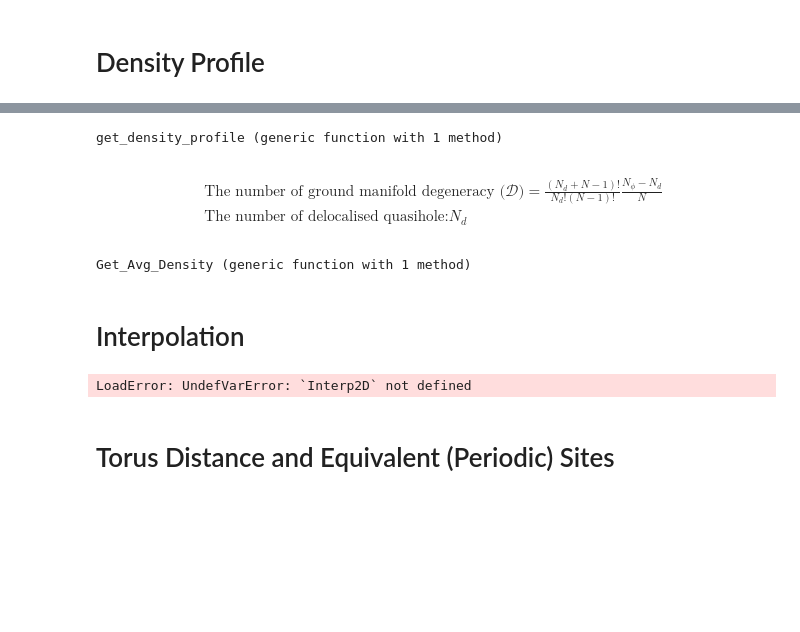
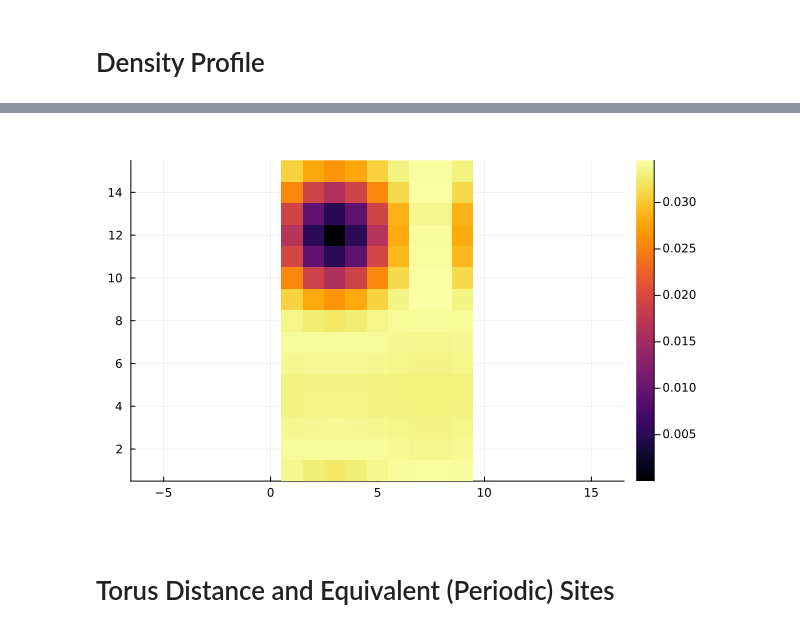
Before and after one commit to Umut-Can-Physics/Kagome-Lattice, a Jupyter notebook: My Numerical Calculations/Many-Body/Hofstadter/Hofstadter First Band Approximation.ipynb, the cells around one changed output, grey strips where cells are left out. Saved outputs shown, nothing was run; the diff lists cells and outputs as text; code cells hidden in the pictures; blank space fills up the shorter version.

```diff
--- a/My Numerical Calculations/Many-Body/Hofstadter/Hofstadter First Band Approximation.ipynb
+++ b/My Numerical Calculations/Many-Body/Hofstadter/Hofstadter First Band Approximation.ipynb
@@ -182,5 +157,4 @@ restricted_hubbard_states (generic function with 1 method)
 # %%
-# executeme
-r_hubbard_states = restricted_hubbard_states(UUUu);
+r_hubbard_states = Restricted_Hubbard_States(V);
 # %% [markdown]
 # Density Profile
@@ -203,57 +161,13 @@ $<\psi_j|n_i|\psi_j>$
-# %%
-# executeme
-BL = BR = basis_cut_mb
-function get_density_profile(num_mb_storage, r_hubbard_states, index_eig_states)
-    expect_list = []
-    for i in 1:N
-        T = num_mb_storage[:,:,i]
-        Op = Operator(BL,BR,T)
-        push!(expect_list, expect(Op, r_hubbard_states[index_eig_states]))
-    end
-    return real(expect_list)
-end
-# %% [output]
-get_density_profile (generic function with 1 method)
-# %% [markdown]
-\begin{align*}
-    &\text{The number of ground manifold degeneracy (} \mathscr{D} \text{)} = \frac{(N_d+N-1)!}{N_d!(N-1)!}\frac{N_\phi-N_d}{N} \\
-    &\text{The number of delocalised quasihole:}N_d
-\end{align*}
-# %%
-function Get_Avg_Density(Nx, Ny, Degeneracy, N, Sub_Number_MB_Operator_List, basis_cut_mb, r_hubbard_states)
-    Avg_Density = spzeros(Nx,Ny)
-    for index_eig_states in 1:Degeneracy
-        Avg_Density += reshape(get_density_profile(num_mb_storage, r_hubbard_states, index_eig_states), Nx, Ny)
-    end
-    return Avg_Density / Degeneracy
-end
-# %% [output]
-Get_Avg_Density (generic function with 1 method)
-# %% [markdown]
-# Interpolation
+# %%
+avg_density = Get_Avg_Density(Nx, Ny, Degeneracy, N, Sub_Number_MB_Operator_List, basis_cut_mb, r_hubbard_states);
 # %%
-using Interpolations
-
-function Interp(data, factor)
-    IC = CubicSplineInterpolation((axes(data,1), axes(data,2)), data)
-    finerx = LinRange(firstindex(data,1), lastindex(data,1), size(data,1) * factor)
-    finery = LinRange(firstindex(data,2), lastindex(data,2), size(data,2) * factor)
-    nx = length(finerx)
-    ny = length(finery)
-    data_interp = Array{Float64}(undef,nx,ny)
-    for i ∈ 1:nx, j ∈ 1:ny
-        data_interp[i,j] = IC(finerx[i],finery[j])
-    end
-    return finery, finerx, data_interp
-end
-
-data = Get_Avg_Density(Nx, Ny, Degeneracy, N, Sub_Number_MB_Operator_List, basis_cut_mb, r_hubbard_states)'
+data = avg_density'
 factor = 1
 
-Plots.heatmap(Interp2D(data, factor), aspect_ratio=:equal)
-scatter!(co[:,1].+1,co[:,2].+1, series_annotations = text.([i for i in 1:N], :bottom), legend=false)
+Plots.heatmap(Interp(data, factor), aspect_ratio=:equal)
+#scatter!(co[:,1].+1,co[:,2].+1, series_annotations = text.([i for i in 1:N], :bottom), legend=false)
 # %% [output]
-LoadError: UndefVarError: `Interp2D` not defined
+[figure, added]
 # %% [markdown]
 # Torus Distance and Equivalent (Periodic) Sites
 # %%
```
Also changed, not shown: parts of 77 cells of this notebook, 10 other files.
